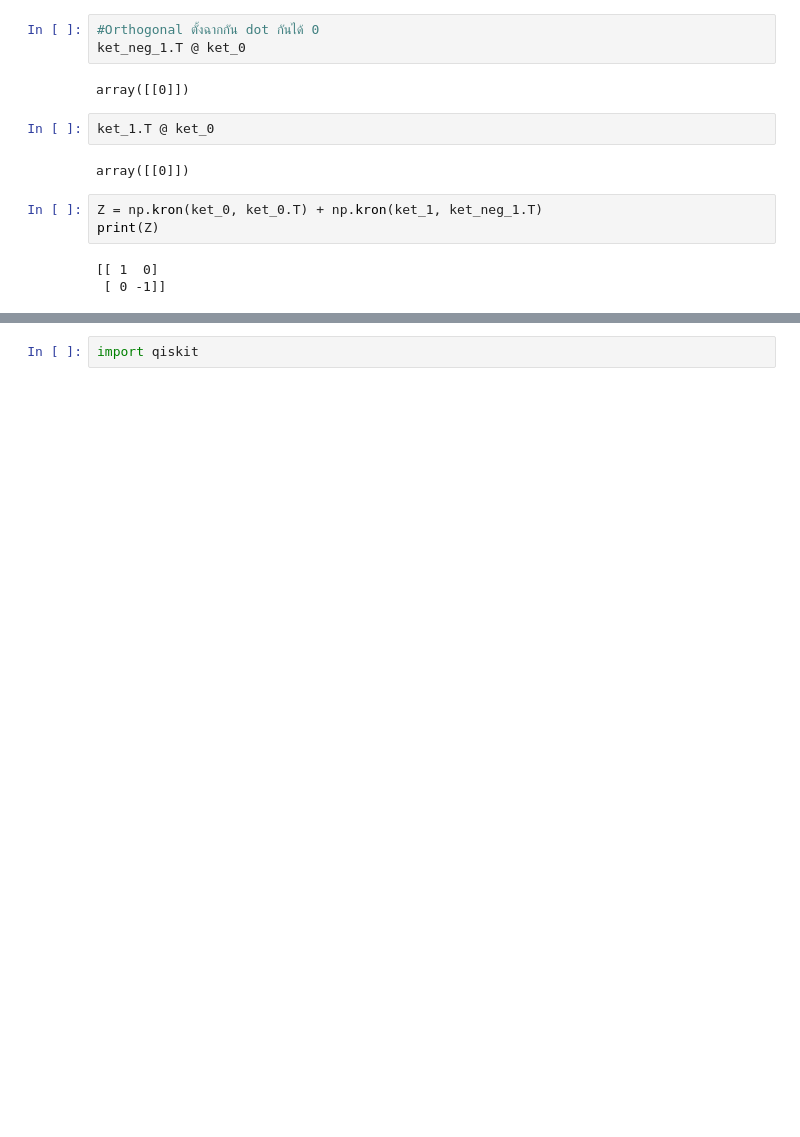
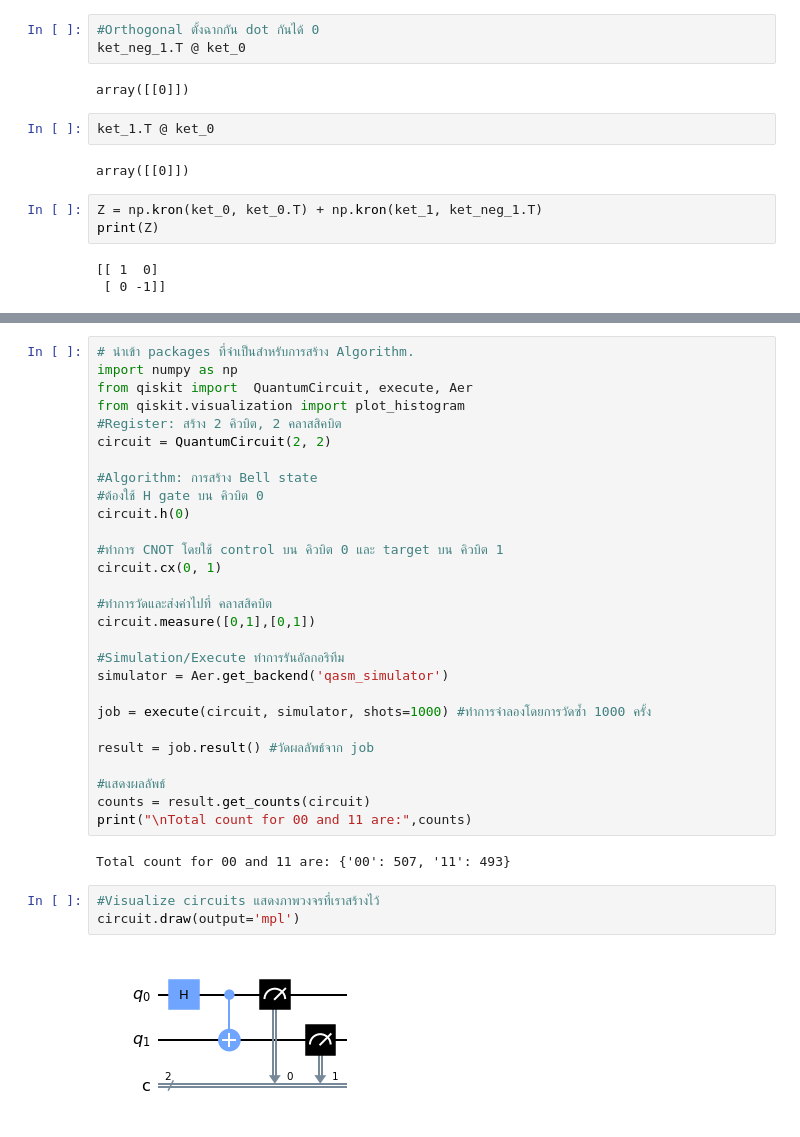
Before and after one commit to OrnlyP63/Quntum_Tutorial, a Jupyter notebook: QC01.ipynb, the cells around one changed output, grey strips where cells are left out. Cells and saved outputs as stored; diff of their text form; blank space fills up the shorter version.

Commit message:
Qiskit

```diff
--- a/QC01.ipynb
+++ b/QC01.ipynb
@@ -519,2 +531,35 @@ CNOT_{12}(\frac{1}{\sqrt{2}}(\lvert00\rangle + \lvert10\rangle)) &= \frac{1}{\sq
 # %%
-import qiskit
+# นำเข้า packages ที่จำเป็นสำหรับการสร้าง Algorithm.
+import numpy as np
+from qiskit import  QuantumCircuit, execute, Aer
+from qiskit.visualization import plot_histogram
+#Register: สร้าง 2 คิวบิต, 2 คลาสสิคบิต
+circuit = QuantumCircuit(2, 2)
+
+#Algorithm: การสร้าง Bell state
+#ต้องใช้ H gate บน คิวบิต 0
+circuit.h(0)
+
+#ทำการ CNOT โดยใช้ control บน คิวบิต 0 และ target บน คิวบิต 1
+circuit.cx(0, 1)
+
+#ทำการวัดและส่งค่าไปที่ คลาสสิคบิต
+circuit.measure([0,1],[0,1])
+
+#Simulation/Execute ทำการรันอัลกอริทึม
+simulator = Aer.get_backend('qasm_simulator')
+
+job = execute(circuit, simulator, shots=1000) #ทำการจำลองโดยการวัดซ้ำ 1000 ครั้ง
+
+result = job.result() #วัดผลลัพธ์จาก job
+
+#แสดงผลลัพธ์
+counts = result.get_counts(circuit)
+print("\nTotal count for 00 and 11 are:",counts)
+# %% [output]
+Total count for 00 and 11 are: {'00': 507, '11': 493}
+# %%
+#Visualize circuits แสดงภาพวงจรที่เราสร้างไว้
+circuit.draw(output='mpl')
+# %% [output]
+[figure, added]
```
Also changed, not shown: parts of 7 cells of this notebook.
